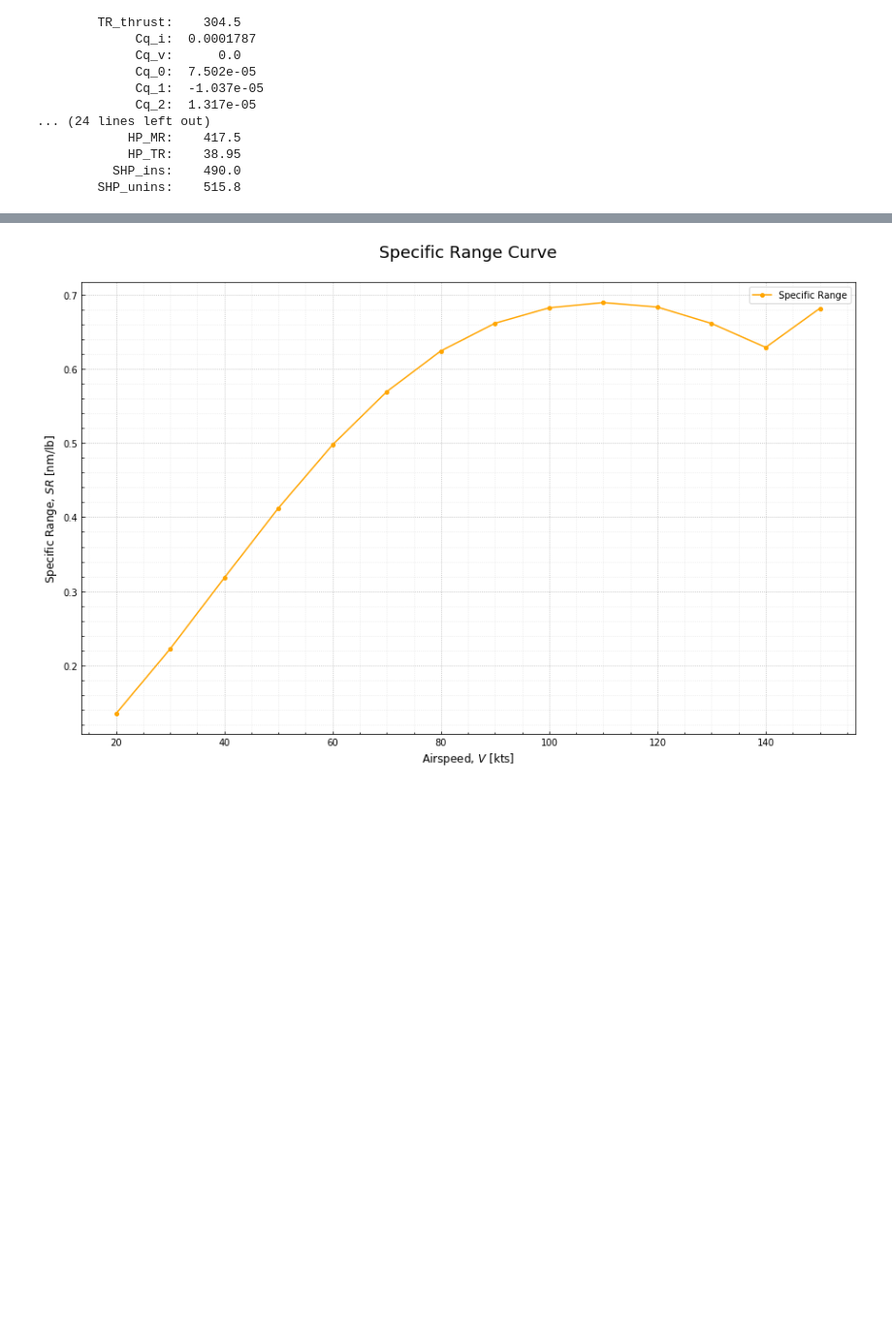
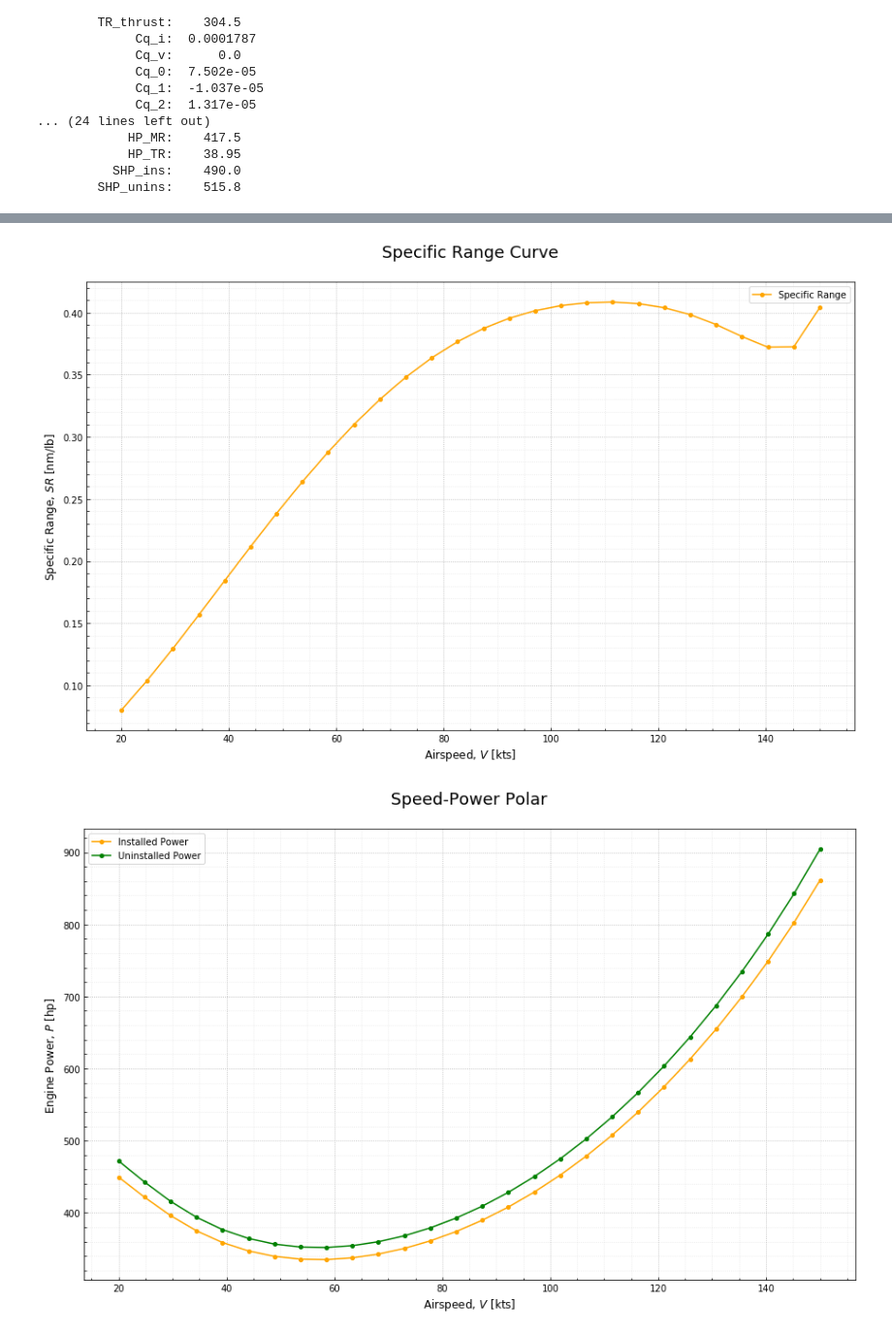
Before and after one commit to Czarified/helipypter, a Jupyter notebook: Crews_HeliProject_Part1.ipynb, the cells around one changed output, grey strips where cells are left out. Shown: that part at 97% size. Drawn from its saved outputs; the diff is of its cells as text; code cells hidden in the pictures; blank space fills up the shorter version.

Commit message:
Fix for idle and SR
Specific range was calculating miles/lb instead of Nautical Miles per pound.

Idle function returns the correct fuel burn rate now.

```diff
--- a/Crews_HeliProject_Part1.ipynb
+++ b/Crews_HeliProject_Part1.ipynb
@@ -60,7 +60,7 @@ class Helicopter():
     input values (and units) are correct!
 
     This class uses a constant equivalent chord for all blades, and an efficiency factor
-    must be used to estimate real performance based on this.
+    must be used to estimate real performance based on this. No root cut-out is available.
     '''
     ## Utility Attributes
     name: str = field(default='Tim the Enchanter')
@@ -173,6 +173,20 @@ class Helicopter():
     @property
     def GW(self):
         return self.GW_empty + self.GW_fuel
+
+
+    def idle(self, pwr: float = 20):
+        '''
+        This method evaluates the fuel consumption for ground idle operations.
+        Fuel consumption is returned in units of lb/hr. (This is the default
+        bsfc curve)
+
+        A ground idle power setting of 20% is assumed by default.
+        '''
+        sfc = self.bsfc_0 + self.bsfc_1*pwr + self.bsfc_2*pwr**2 + self.bsfc_3*pwr**3 \
+             + self.bsfc_4*pwr**4 + self.bsfc_5*pwr**5
+        burn = sfc*pwr*self.pwr_lim/100
+        return burn
 
 
     def HOGE(self,
@@ -398,7 +412,7 @@ class Helicopter():
         df['bsfc'] = self.bsfc_0 + self.bsfc_1*df.Pwr_ratio + self.bsfc_2*df.Pwr_ratio**2                  \
                    + self.bsfc_3*df.Pwr_ratio**3 + self.bsfc_4*df.Pwr_ratio**4 + self.bsfc_5*df.Pwr_ratio**5
         df['FF'] = df.bsfc*df.SHP_uninst
-        df['SR'] = df.Airspeed*1.68781/df.FF
+        df['SR'] = df.Airspeed/df.FF
 
         df['ROC'] = 550*(self.pwr_lim - df.SHP_uninst)/self.GW
 
@@ -501,8 +515,9 @@ for k,v in heli.HIGE(atm).items():
           SHP_ins:    490.0
         SHP_unins:    515.8
 # %%
-speeds = list(np.linspace(20, 150, num=14))
+speeds = list(np.linspace(20, 150, num=28))
 data = heli.forward_flight(atm, speeds)
+
 with pd.option_context('display.max_columns', 100):
     print(data.set_index('Airspeed'))
 # %% [output]
@@ -576,31 +591,33 @@ def specific_range(data):
     fig, ax = plt.subplots(figsize=(15,9))
 
     # Add the data and color it
     ax.plot(data.Airspeed, data.SR, color='orange', label='Specific Range', marker='o', markersize='4')
     ax.legend()
 
     # Axis labels
     ax.set_xlabel('Airspeed, $V$ [kts]', fontsize=12)
     ax.set_ylabel('Specific Range, $SR$ [nm/lb]', fontsize=12)
     ax.set_title('Specific Range Curve\n', fontsize=18)
 
     # Move the axis and its label to the top
     # ax.xaxis.set_label_position('top')
     # ax.xaxis.tick_top()
 
     # Set the ticks
     # ax.xaxis.set_major_locator(ticker.FixedLocator([0, 0.1, 0.2, 0.3, 0.4, 0.5, 0.6, 0.7, 0.8, 0.9, 1]))
     ax.tick_params(which='minor', width=0.75, length=2.5)
     ax.xaxis.set_minor_locator(ticker.AutoMinorLocator())
     ax.yaxis.set_minor_locator(ticker.AutoMinorLocator())
     ax.tick_params(axis='both', which='both', direction='in')
 
     # Set the grid lines
     ax.grid(b=True, which='major', linestyle=':')
     ax.grid(b=True, which='minor', linestyle=':', alpha=0.3)
 
     return fig, ax
 
 fig, ax = specific_range(data)
+fix, ax = speed_power_polar(data)
 # %% [output]
-[figure, old version]
+[figure, new version]
+[figure, added]
```
Also changed, not shown: parts of 4 cells of this notebook.
